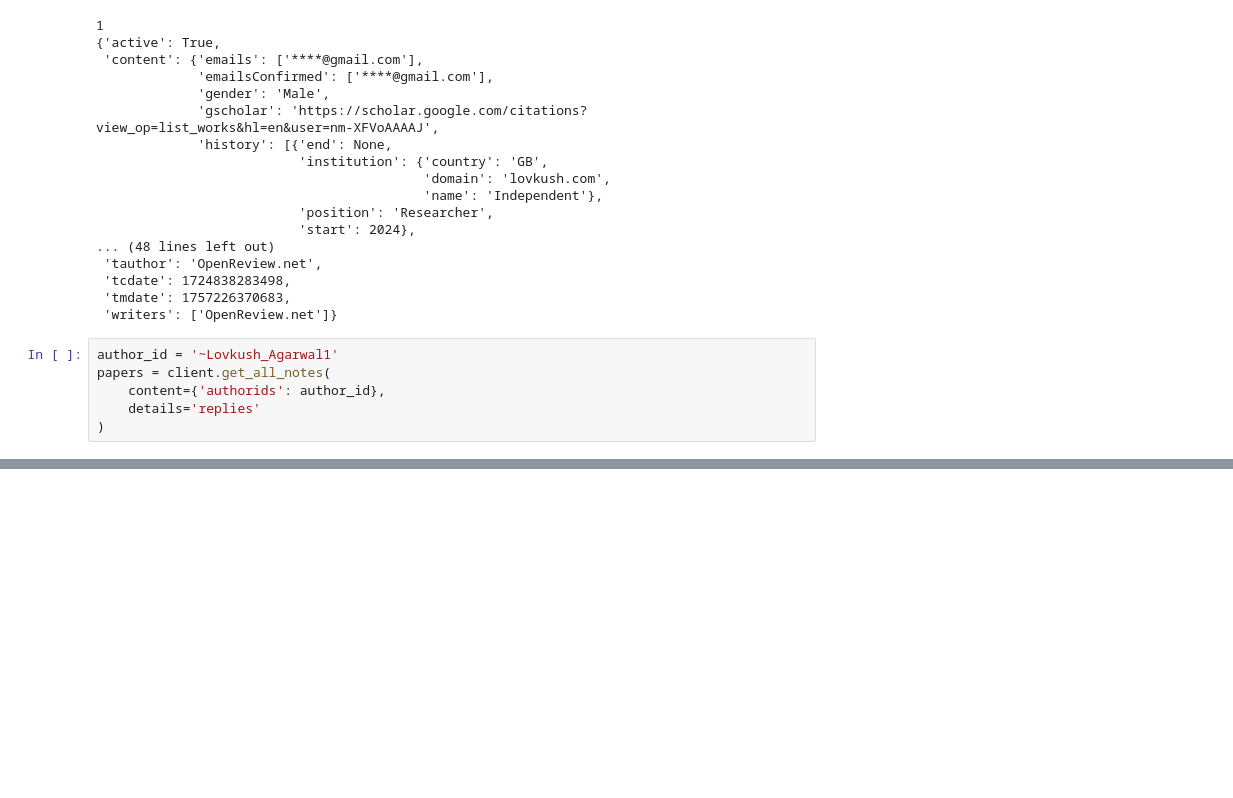
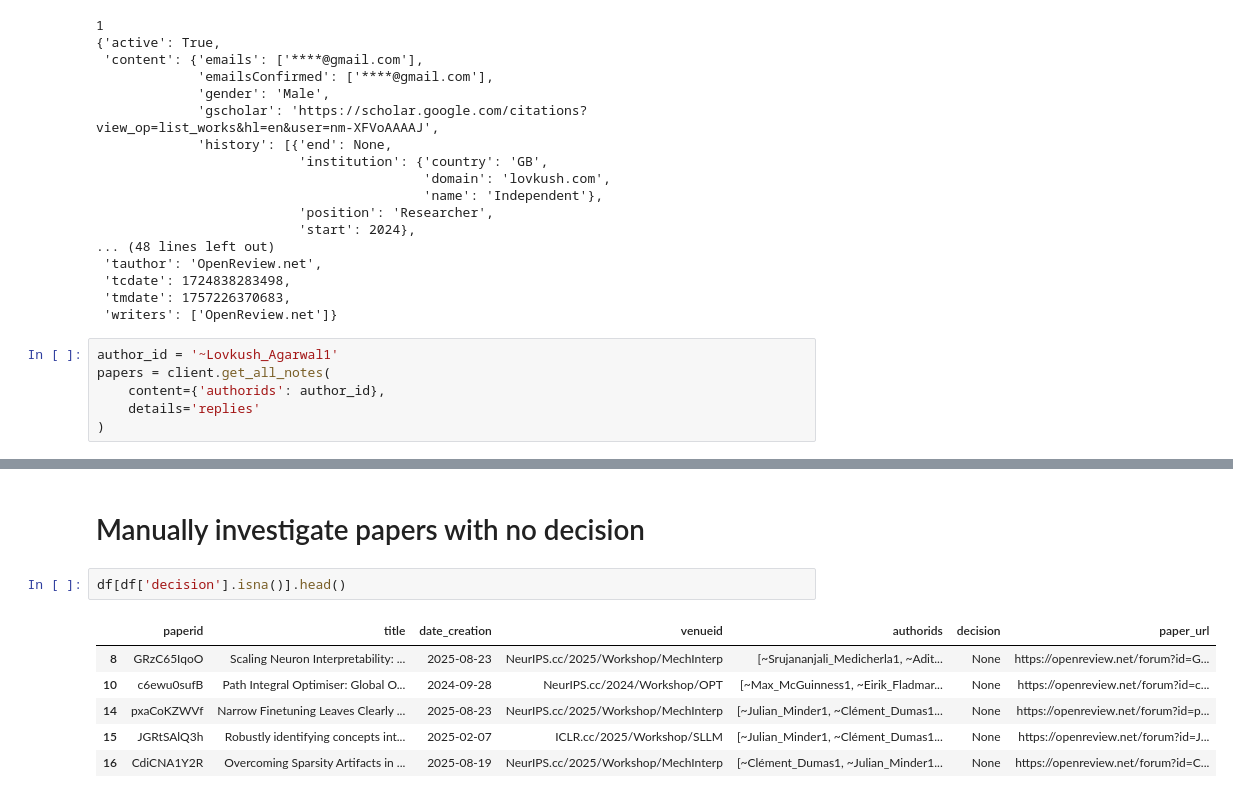
Before and after one commit to Lovkush-A/test-openreview, a Jupyter notebook: test_openreview.ipynb, the cells around one changed output, grey strips where cells are left out. Saved outputs shown, nothing was run; the diff lists cells and outputs as text; blank space fills up the shorter version.

```diff
--- a/test_openreview.ipynb
+++ b/test_openreview.ipynb
@@ -61,0 +257,11 @@ for result in results:
+# %% [markdown]
+# Manually investigate papers with no decision
+# %%
+df[df['decision'].isna()].head()
+# %% [output]
+|  | paperid | title | date_creation | venueid | authorids | decision | paper_url |
+| 8 | GRzC65IqoO | Scaling Neuron Interpretability: ... | 2025-08-23 | NeurIPS.cc/2025/Workshop/MechInterp | [~Srujananjali_Medicherla1, ~Adit... | None | https://openreview.net/forum?id=G... |
+| 10 | c6ewu0sufB | Path Integral Optimiser: Global O... | 2024-09-28 | NeurIPS.cc/2024/Workshop/OPT | [~Max_McGuinness1, ~Eirik_Fladmar... | None | https://openreview.net/forum?id=c... |
+| 14 | pxaCoKZWVf | Narrow Finetuning Leaves Clearly ... | 2025-08-23 | NeurIPS.cc/2025/Workshop/MechInterp | [~Julian_Minder1, ~Clément_Dumas1... | None | https://openreview.net/forum?id=p... |
+| 15 | JGRtSAlQ3h | Robustly identifying concepts int... | 2025-02-07 | ICLR.cc/2025/Workshop/SLLM | [~Julian_Minder1, ~Clément_Dumas1... | None | https://openreview.net/forum?id=J... |
+| 16 | CdiCNA1Y2R | Overcoming Sparsity Artifacts in ... | 2025-08-19 | NeurIPS.cc/2025/Workshop/MechInterp | [~Clément_Dumas1, ~Julian_Minder1... | None | https://openreview.net/forum?id=C... |
```
Also changed, not shown: parts of 22 cells of this notebook, 2 other files.
